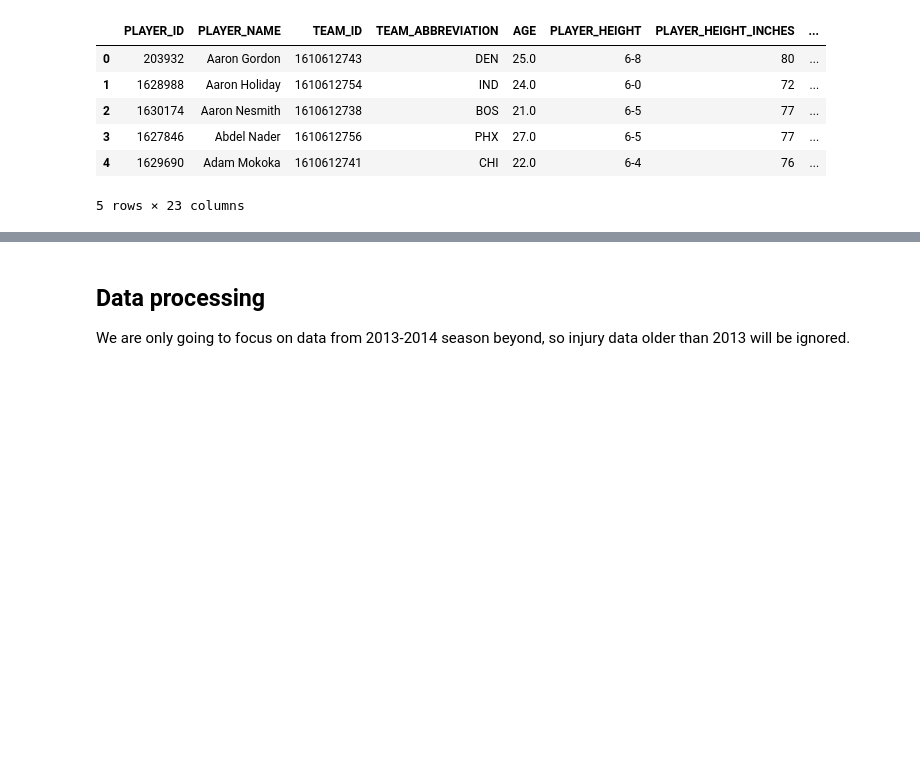
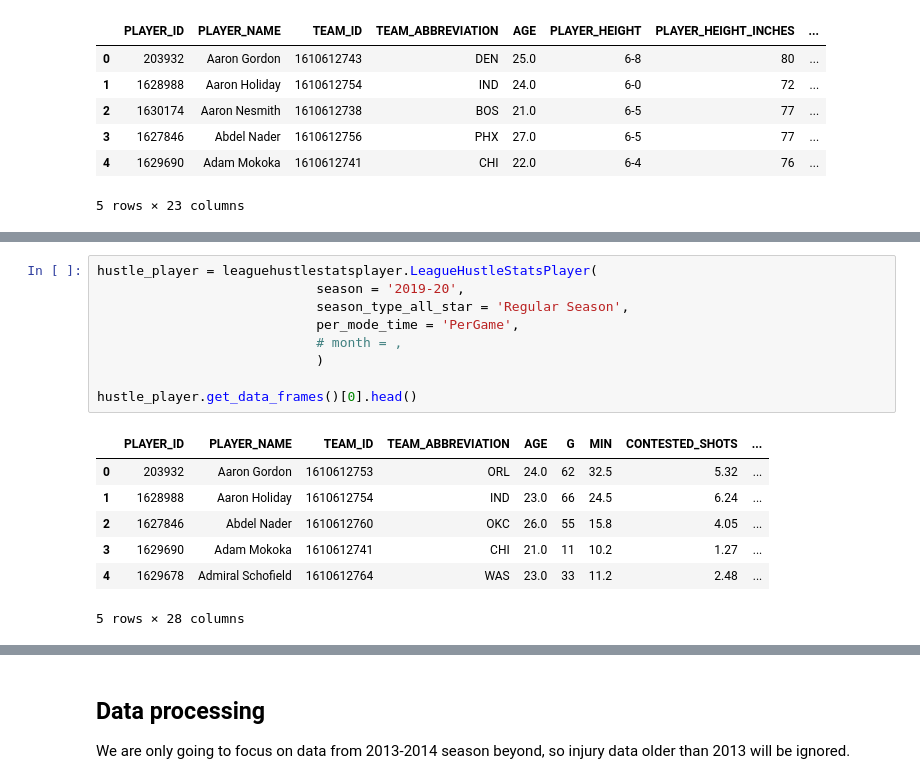
Before and after one commit to manelfideles/nba-injury-prediction, a Jupyter notebook: analysis.ipynb, the cells around one changed output, grey strips where cells are left out. Drawn from its saved outputs; the diff is of its cells as text; blank space fills up the shorter version.

```diff
--- a/analysis.ipynb
+++ b/analysis.ipynb
@@ -65,0 +111,17 @@ df_bio.head()
+# %%
+hustle_player = leaguehustlestatsplayer.LeagueHustleStatsPlayer(
+                            season = '2019-20',
+                            season_type_all_star = 'Regular Season',
+                            per_mode_time = 'PerGame',
+                            # month = ,
+                            )
+
+hustle_player.get_data_frames()[0].head()
+# %% [output]
+|  | PLAYER_ID | PLAYER_NAME | TEAM_ID | TEAM_ABBREVIATION | AGE | G | MIN | CONTESTED_SHOTS | ... |
+| 0 | 203932 | Aaron Gordon | 1610612753 | ORL | 24.0 | 62 | 32.5 | 5.32 | ... |
+| 1 | 1628988 | Aaron Holiday | 1610612754 | IND | 23.0 | 66 | 24.5 | 6.24 | ... |
+| 2 | 1627846 | Abdel Nader | 1610612760 | OKC | 26.0 | 55 | 15.8 | 4.05 | ... |
+| 3 | 1629690 | Adam Mokoka | 1610612741 | CHI | 21.0 | 11 | 10.2 | 1.27 | ... |
+| 4 | 1629678 | Admiral Schofield | 1610612764 | WAS | 23.0 | 33 | 11.2 | 2.48 | ... |
+5 rows × 28 columns
```
Also changed, not shown: parts of 15 cells of this notebook, 1 other file.
